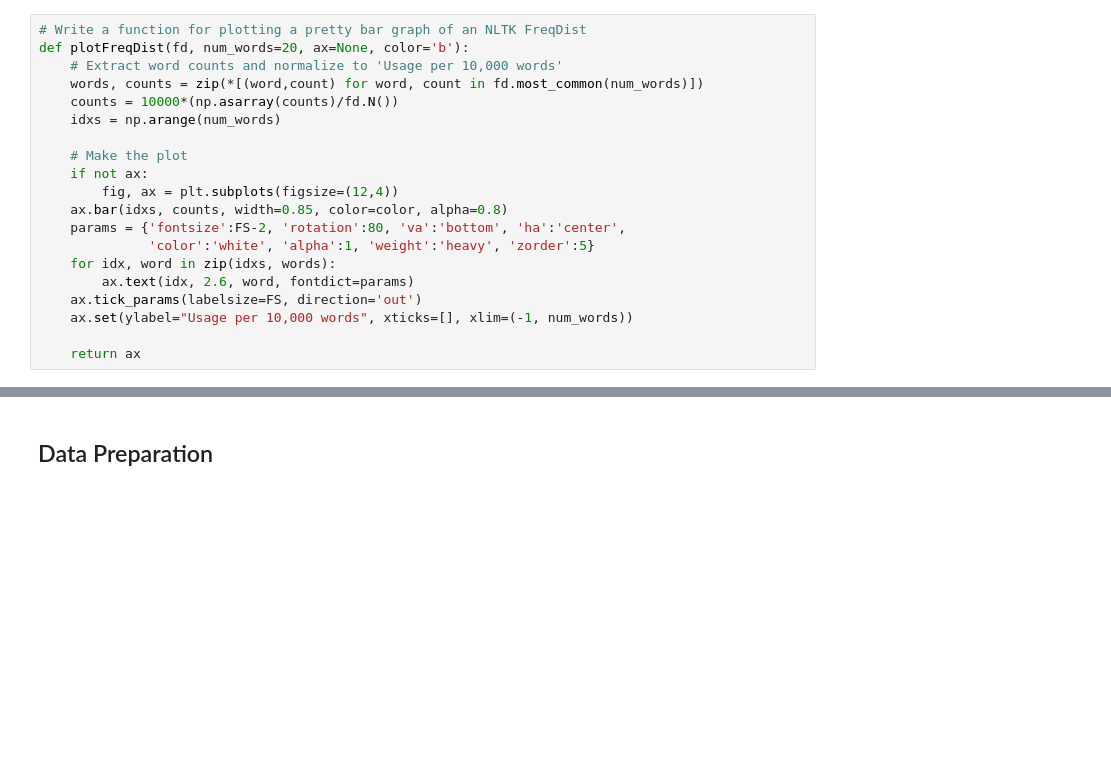
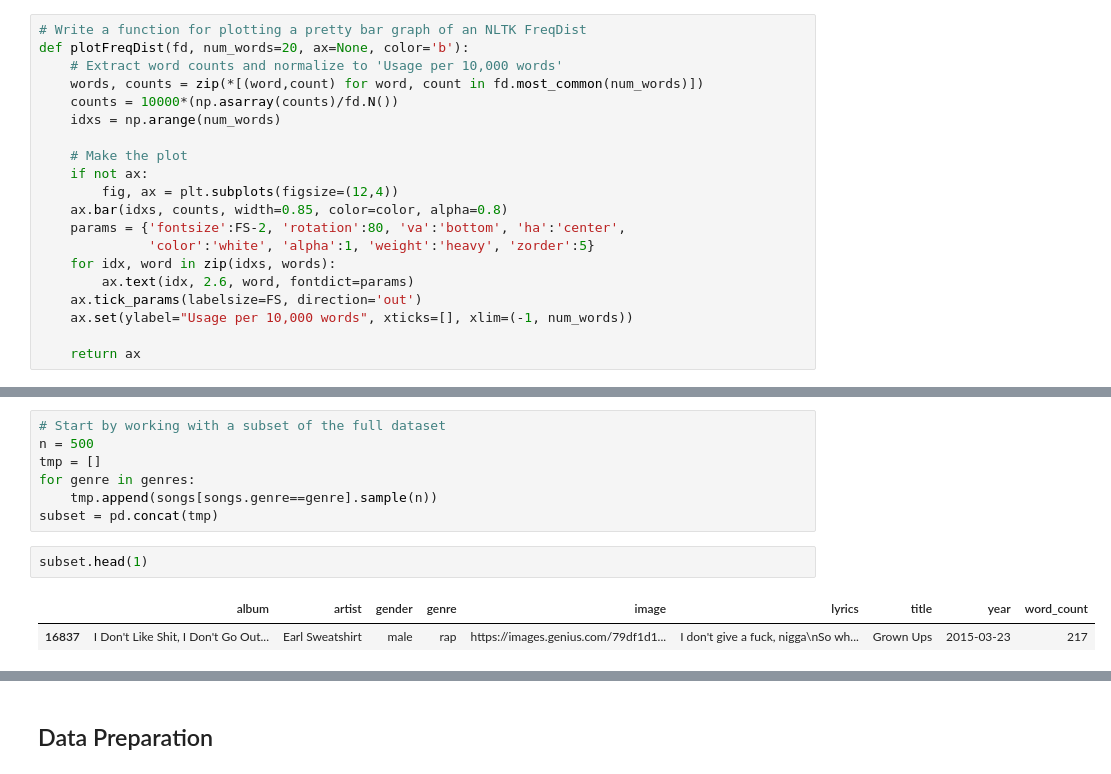
Before and after one commit to johnwmillr/MakingPredictions, a Jupyter notebook: MakingPredictions.ipynb, the cells around one changed output, grey strips where cells are left out. Drawn from its saved outputs; the diff is of its cells as text; blank space fills up the shorter version.

```diff
--- a/MakingPredictions.ipynb
+++ b/MakingPredictions.ipynb
@@ -158,0 +158,12 @@ By making these preliminary visualizations, we begin to get a sense for what fea
+# %%
+# Start by working with a subset of the full dataset
+n = 500
+tmp = []
+for genre in genres:
+    tmp.append(songs[songs.genre==genre].sample(n))
+subset = pd.concat(tmp)
+# %%
+subset.head(1)
+# %% [output]
+|  | album | artist | gender | genre | image | lyrics | title | year | word_count |
+| 16837 | I Don't Like Shit, I Don't Go Out... | Earl Sweatshirt | male | rap | https://images.genius.com/79df1d1... | I don't give a fuck, nigga\nSo wh... | Grown Ups | 2015-03-23 | 217 |
```
Also changed, not shown: parts of 28 cells of this notebook.
